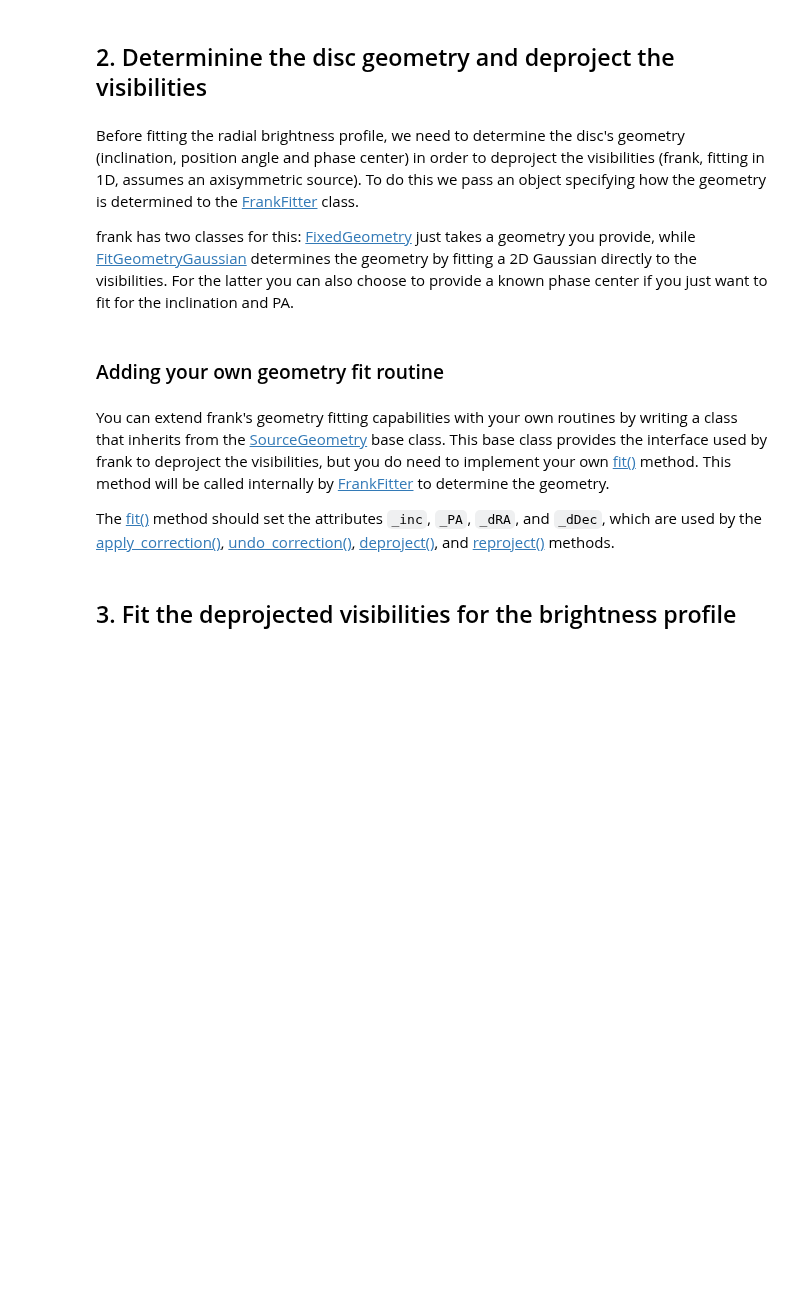
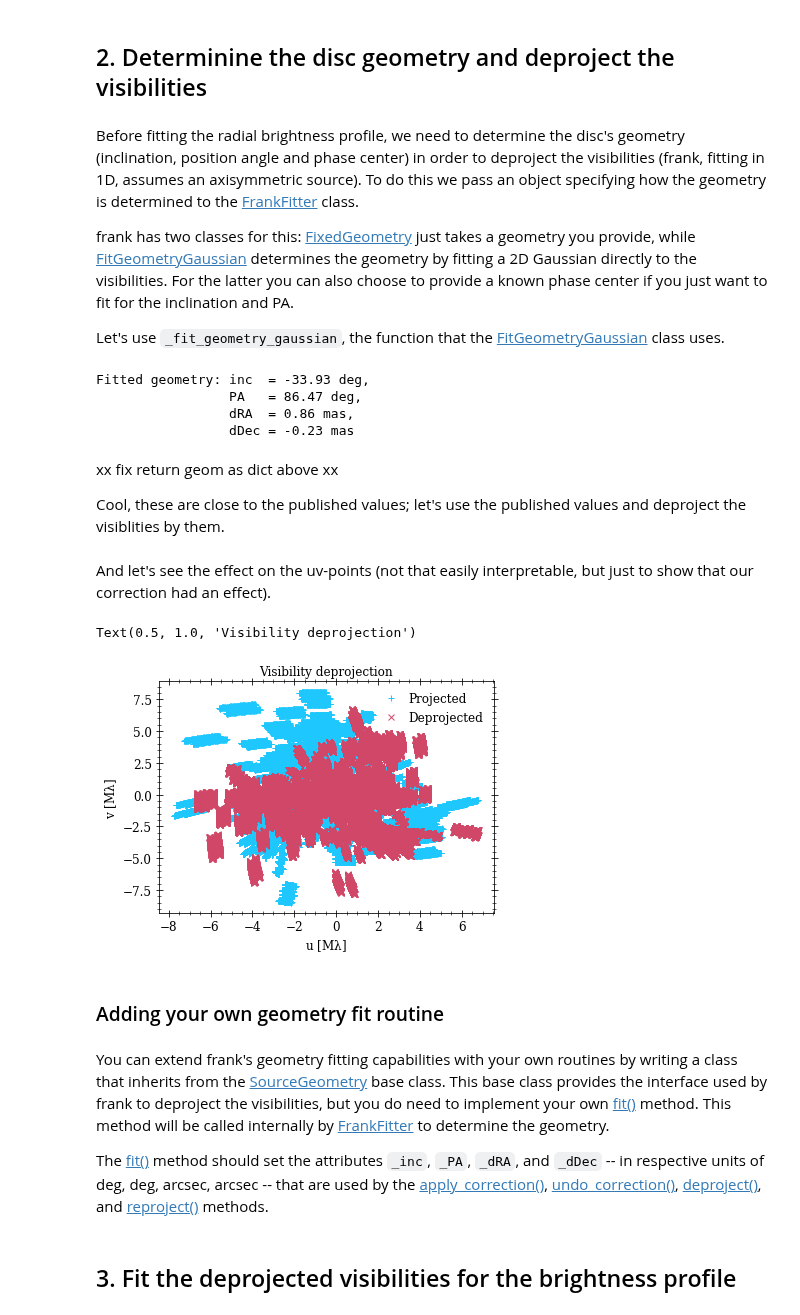
Before and after one commit to discsim/frank, a Jupyter notebook: tutorials/using_frank_as_library.ipynb, the cells around one changed output. Drawn from its saved outputs; the diff is of its cells as text; code cells hidden in the pictures; blank space fills up the shorter version.

Commit message:
frank makes plots

```diff
--- a/tutorials/using_frank_as_library.ipynb
+++ b/tutorials/using_frank_as_library.ipynb
@@ -45,3 +40,9 @@ SystemExit: 2
+# %%
+as209_dat = np.load('AS209_continuum.npz')
+u, v, vis, weights = [as209_dat[k] for k in ['u', 'v', 'V', 'weights']]
+
+default_parameters = "./../frank/default_parameters.json"
+model = json.load(open(default_parameters, 'r'))
 # %% [markdown]
 ## 2. Determinine the disc geometry and deproject the visibilities
 # %% [markdown]
@@ -49,12 +50,45 @@ Before fitting the radial brightness profile, we need to determine the disc's ge
 To do this we pass an object specifying how the geometry is determined to the [FrankFitter](https://github.com/discsim/frankenstein/blob/master/docs/_build/html/py_API.html#frankenstein.radial_fitters.FrankFitter) class.
 
 frank has two classes for this: [FixedGeometry](https://github.com/discsim/frankenstein/blob/master/docs/_build/html/py_API.html#frankenstein.geometry.FixedGeometry) just takes a geometry you provide, while [FitGeometryGaussian](https://github.com/discsim/frankenstein/blob/master/docs/_build/html/py_API.html#frankenstein.geometry.FitGeometryGaussian) determines the geometry by fitting a 2D Gaussian directly to the visibilities. For the latter you can also choose to provide a known phase center if you just want to fit for the inclination and PA.
+
+Let's use `_fit_geometry_gaussian`, the function that the [FitGeometryGaussian](https://github.com/discsim/frankenstein/blob/master/docs/_build/html/py_API.html#frankenstein.geometry.FitGeometryGaussian) class uses.
+# %%
+inc, PA, dRA, dDec = _fit_geometry_gaussian(u,v,vis,weights)
+
+print('Fitted geometry: inc  = %.2f deg,\n \t\t PA   = %.2f deg,\n \t\t dRA  = %.2f mas,\n \t\t dDec = %.2f mas'
+      %(inc, PA, dRA*1e3, dDec*1e3))
+      #%(geom.inc, geom.PA, geom.dRA*1e3, geom.dDec*1e3))
+# %% [output]
+Fitted geometry: inc  = -33.93 deg,
+                 PA   = 86.47 deg,
+                 dRA  = 0.86 mas,
+                 dDec = -0.23 mas
+# %% [markdown]
+xx fix return geom as dict above xx
+
+Cool, these are close to the published values; let's use the published values and deproject the visiblities by them.
+# %%
+geom = SourceGeometry(dRA=1.9e-3, dDec=-2.5e-3, inc=34.97, PA=85.76)
+
+ub, vb, Vb = geom.apply_correction(u,v, vis)
+# %% [markdown]
+And let's see the effect on the uv-points (not that easily interpretable, but just to show that our correction had an effect).
+# %%
+plt.plot(u / 1e6, v / 1e6, '+', c='#1EC8FE', label='Projected')
+plt.plot(ub / 1e6, vb / 1e6, 'x', c='#D14768', label='Deprojected')
+plt.xlabel('u [M$\lambda$]')
+plt.ylabel('v [M$\lambda$]')
+plt.legend(loc=0)
+plt.title('Visibility deprojection')
+# %% [output]
+Text(0.5, 1.0, 'Visibility deprojection')
+[figure, added]
 # %% [markdown]
 ### Adding your own geometry fit routine
 # %% [markdown]
 You can extend frank's geometry fitting capabilities with your own routines by writing a class that inherits from the [SourceGeometry](https://github.com/discsim/frankenstein/blob/master/docs/_build/html/py_API.html#frankenstein.geometry.SourceGeometry) base class. This base class provides the interface used by frank to deproject the visibilities, but you do need to implement your own [fit()](https://github.com/discsim/frankenstein/blob/master/docs/_build/html/py_API.html#frankenstein.geometry.SourceGeometry.fit) method. This method will be called internally by [FrankFitter](https://github.com/discsim/frankenstein/blob/master/docs/_build/html/py_API.html#frankenstein.radial_fitters.FrankFitter) to determine the geometry.
 
-The [fit()](https://github.com/discsim/frankenstein/blob/master/docs/_build/html/py_API.html#frankenstein.geometry.SourceGeometry.fit) method should set the attributes `_inc`,  `_PA`, `_dRA`, and `_dDec`, which are used by the
+The [fit()](https://github.com/discsim/frankenstein/blob/master/docs/_build/html/py_API.html#frankenstein.geometry.SourceGeometry.fit) method should set the attributes `_inc`,  `_PA`, `_dRA`, and `_dDec` -- in respective units of deg, deg, arcsec, arcsec -- that are used by the
 [apply_correction()](https://github.com/discsim/frankenstein/blob/master/docs/_build/html/py_API.html#frankenstein.geometry.SourceGeometry.apply_correction),
 [undo_correction()](https://github.com/discsim/frankenstein/blob/master/docs/_build/html/py_API.html#frankenstein.geometry.SourceGeometry.undo_correction),
 [deproject()](https://github.com/discsim/frankenstein/blob/master/docs/_build/html/py_API.html#frankenstein.geometry.SourceGeometry.deproject),
```
Also changed, not shown: parts of 24 cells of this notebook, 14 other files.
